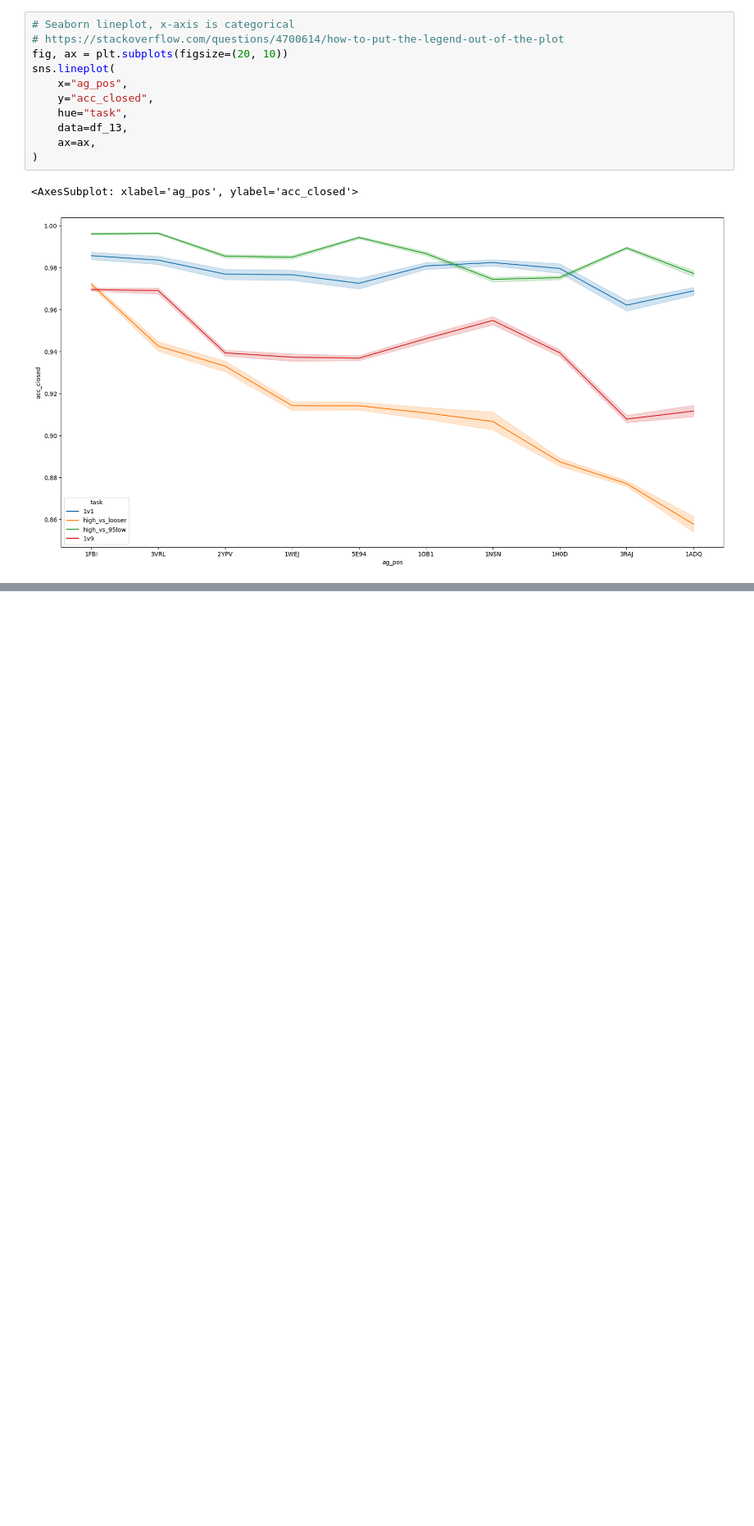
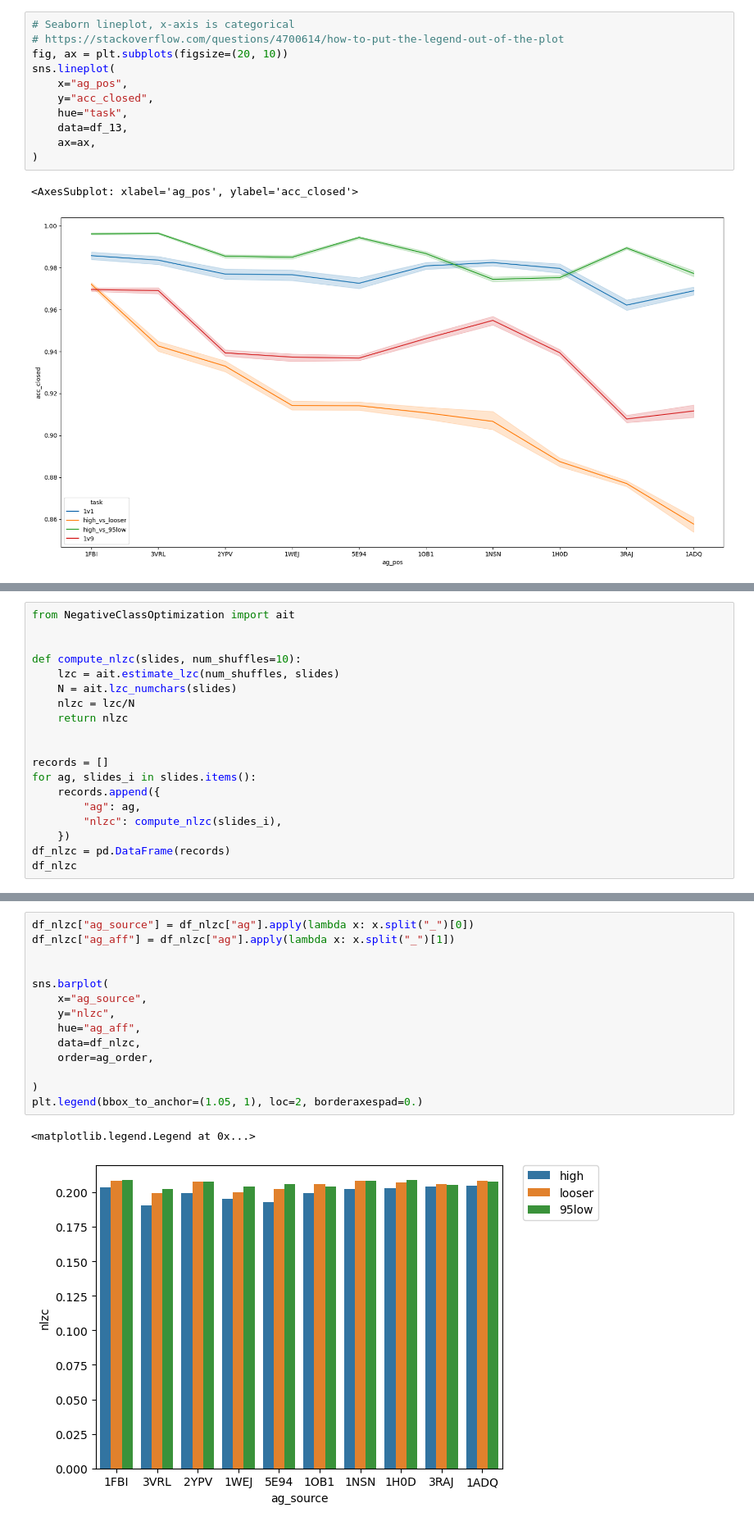
Before and after one commit to csi-greifflab/negative-class-optimization, a Jupyter notebook: notebooks/25_Section_1.ipynb, the cells around one changed output, grey strips where cells are left out. Shown at 82% size. Drawn from its saved outputs; the diff is of its cells as text; blank space fills up the shorter version.

```diff
--- a/notebooks/25_Section_1.ipynb
+++ b/notebooks/25_Section_1.ipynb
@@ -341,0 +405,19 @@ sns.lineplot(
+# %%
+from NegativeClassOptimization import ait
+
+
+def compute_nlzc(slides, num_shuffles=10):
+    lzc = ait.estimate_lzc(num_shuffles, slides)
+    N = ait.lzc_numchars(slides)
+    nlzc = lzc/N
+    return nlzc
+
+
+records = []
+for ag, slides_i in slides.items():
+    records.append({
+        "ag": ag,
+        "nlzc": compute_nlzc(slides_i),
+    })
+df_nlzc = pd.DataFrame(records)
+df_nlzc
@@ -341,0 +442,17 @@ sns.lineplot(
+# %%
+df_nlzc["ag_source"] = df_nlzc["ag"].apply(lambda x: x.split("_")[0])
+df_nlzc["ag_aff"] = df_nlzc["ag"].apply(lambda x: x.split("_")[1])
+
+
+sns.barplot(
+    x="ag_source",
+    y="nlzc",
+    hue="ag_aff",
+    data=df_nlzc,
+    order=ag_order,
+
+)
+plt.legend(bbox_to_anchor=(1.05, 1), loc=2, borderaxespad=0.)
+# %% [output]
+<matplotlib.legend.Legend at 0x...>
+[figure, added]
```
Also changed, not shown: parts of 37 cells of this notebook, 7 other files.
